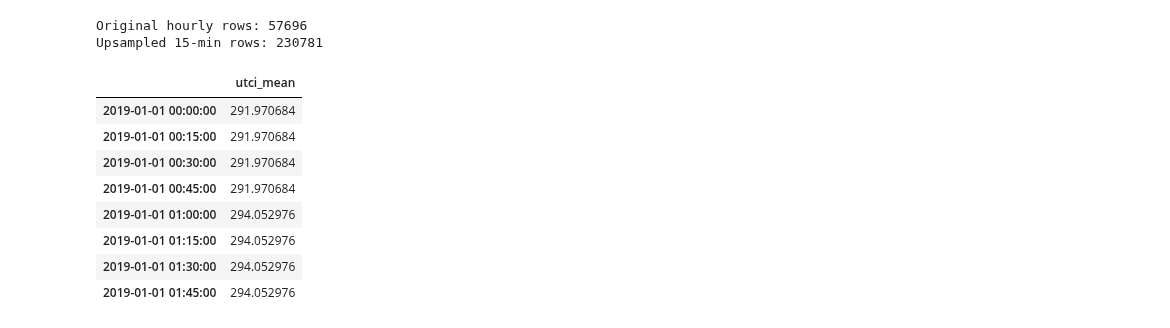
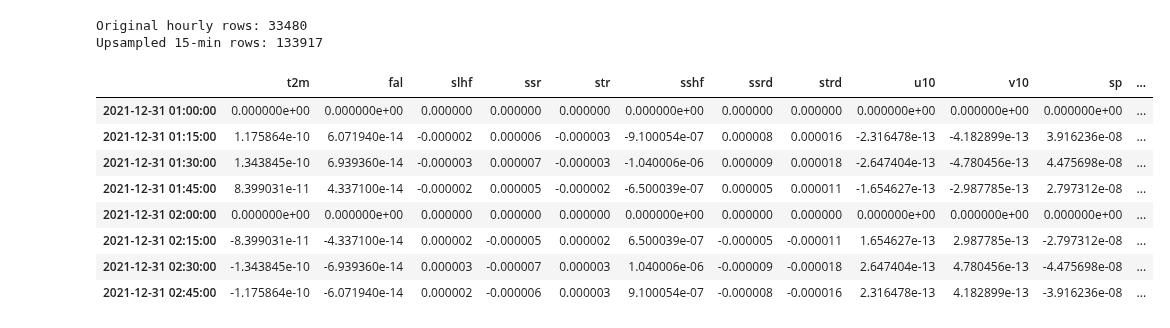
Before and after one commit to wsarachai/CM-SolarTS, a Jupyter notebook: src/jupyter_nb/preprocess/inc-resolution.ipynb, the cells around one changed output. Saved outputs shown, nothing was run; the diff lists cells and outputs as text; code cells hidden in the pictures.

```diff
--- a/src/jupyter_nb/preprocess/inc-resolution.ipynb
+++ b/src/jupyter_nb/preprocess/inc-resolution.ipynb
@@ -30,9 +30,7 @@ def display_all(df):
     _ = plot_features.plot(subplots=True)
 # %%
 csv_path = tf.keras.utils.get_file(
-    #origin='https://itsci.mju.ac.th/downloads/watcharin/datasets/pv/sis_selected_timeseries.csv.tar.gz')
-    origin='https://itsci.mju.ac.th/downloads/watcharin/datasets/pv/utci_selected_timeseries_filled.csv.zip')
-    #origin='https://itsci.mju.ac.th/downloads/watcharin/datasets/pv/era5-hourly_timeseries_filled.csv.zip')
-    #origin='https://itsci.mju.ac.th/downloads/watcharin/datasets/pv/era5-land_timeseries_filled.csv.zip')
+    # origin='https://itsci.mju.ac.th/downloads/watcharin/datasets/pv/era5-hourly_timeseries_filled.csv.tar.gz')
+    origin='https://itsci.mju.ac.th/downloads/watcharin/datasets/pv/era5-land_timeseries_filled.csv.zip')
 csv_path
 # %% [output]
@@ -132,23 +138,34 @@ if not df.index.is_monotonic_increasing:
   df = df.sort_index()
 # %%
 # Reindex and forward-fill (each hour's values replicate to all 4 quarters)
-df_15min = df.reindex(freq_15min, method='ffill')
+#df_15min = df.reindex(freq_15min, method='ffill')
+
+# Reindex เพื่อสร้างแถวว่างสำหรับช่วงเวลา 15 นาที
+df_15min = df.reindex(freq_15min)
+
+# ทำ Cubic Spline Interpolation
+# เราต้องระบุ method='cubic' เพื่อใช้เส้นโค้งกำลังสาม
+df_15min = df_15min.interpolate(method='cubic')
+
+# หมายเหตุ: สำหรับข้อมูลขอบสุดที่อาจหาค่าไม่ได้ (NaN)
+# อาจต้องใช้ bfill() หรือ ffill() ปิดท้ายเล็กน้อย
+df_15min = df_15min.bfill().ffill()
 
 print(f"Original hourly rows: {len(df)}")
 print(f"Upsampled 15-min rows: {len(df_15min)}")
 df_15min.head(8)  # Show first 2 hours = 8 x 15min rows
 # %% [output]
-Original hourly rows: 57696
-Upsampled 15-min rows: 230781
+Original hourly rows: 33480
+Upsampled 15-min rows: 133917
-|  | utci_mean |
-| 2019-01-01 00:00:00 | 291.970684 |
-| 2019-01-01 00:15:00 | 291.970684 |
-| 2019-01-01 00:30:00 | 291.970684 |
-| 2019-01-01 00:45:00 | 291.970684 |
-| 2019-01-01 01:00:00 | 294.052976 |
-| 2019-01-01 01:15:00 | 294.052976 |
-| 2019-01-01 01:30:00 | 294.052976 |
-| 2019-01-01 01:45:00 | 294.052976 |
+|  | t2m | fal | slhf | ssr | str | sshf | ssrd | strd | u10 | v10 | sp | ... |
+| 2021-12-31 01:00:00 | 0.000000e+00 | 0.000000e+00 | 0.000000 | 0.000000 | 0.000000 | 0.000000e+00 | 0.000000 | 0.000000 | 0.000000e+00 | 0.000000e+00 | 0.000000e+00 | ... |
+| 2021-12-31 01:15:00 | 1.175864e-10 | 6.071940e-14 | -0.000002 | 0.000006 | -0.000003 | -9.100054e-07 | 0.000008 | 0.000016 | -2.316478e-13 | -4.182899e-13 | 3.916236e-08 | ... |
+| 2021-12-31 01:30:00 | 1.343845e-10 | 6.939360e-14 | -0.000003 | 0.000007 | -0.000003 | -1.040006e-06 | 0.000009 | 0.000018 | -2.647404e-13 | -4.780456e-13 | 4.475698e-08 | ... |
+| 2021-12-31 01:45:00 | 8.399031e-11 | 4.337100e-14 | -0.000002 | 0.000005 | -0.000002 | -6.500039e-07 | 0.000005 | 0.000011 | -1.654627e-13 | -2.987785e-13 | 2.797312e-08 | ... |
+| 2021-12-31 02:00:00 | 0.000000e+00 | 0.000000e+00 | 0.000000 | 0.000000 | 0.000000 | 0.000000e+00 | 0.000000 | 0.000000 | 0.000000e+00 | 0.000000e+00 | 0.000000e+00 | ... |
+| 2021-12-31 02:15:00 | -8.399031e-11 | -4.337100e-14 | 0.000002 | -0.000005 | 0.000002 | 6.500039e-07 | -0.000005 | -0.000011 | 1.654627e-13 | 2.987785e-13 | -2.797312e-08 | ... |
+| 2021-12-31 02:30:00 | -1.343845e-10 | -6.939360e-14 | 0.000003 | -0.000007 | 0.000003 | 1.040006e-06 | -0.000009 | -0.000018 | 2.647404e-13 | 4.780456e-13 | -4.475698e-08 | ... |
+| 2021-12-31 02:45:00 | -1.175864e-10 | -6.071940e-14 | 0.000002 | -0.000006 | 0.000003 | 9.100054e-07 | -0.000008 | -0.000016 | 2.316478e-13 | 4.182899e-13 | -3.916236e-08 | ... |
 # %%
 display_all(df_15min)
 # %% [output]
```
Also changed, not shown: parts of 12 cells of this notebook, 10 other files.
